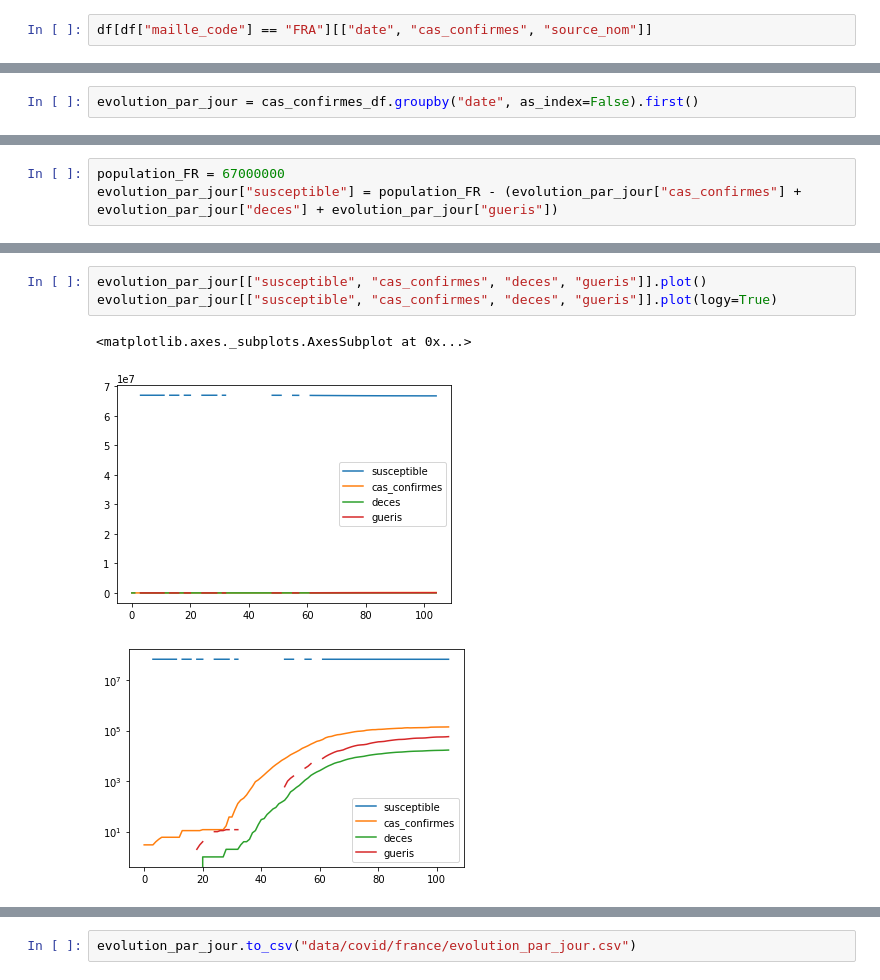
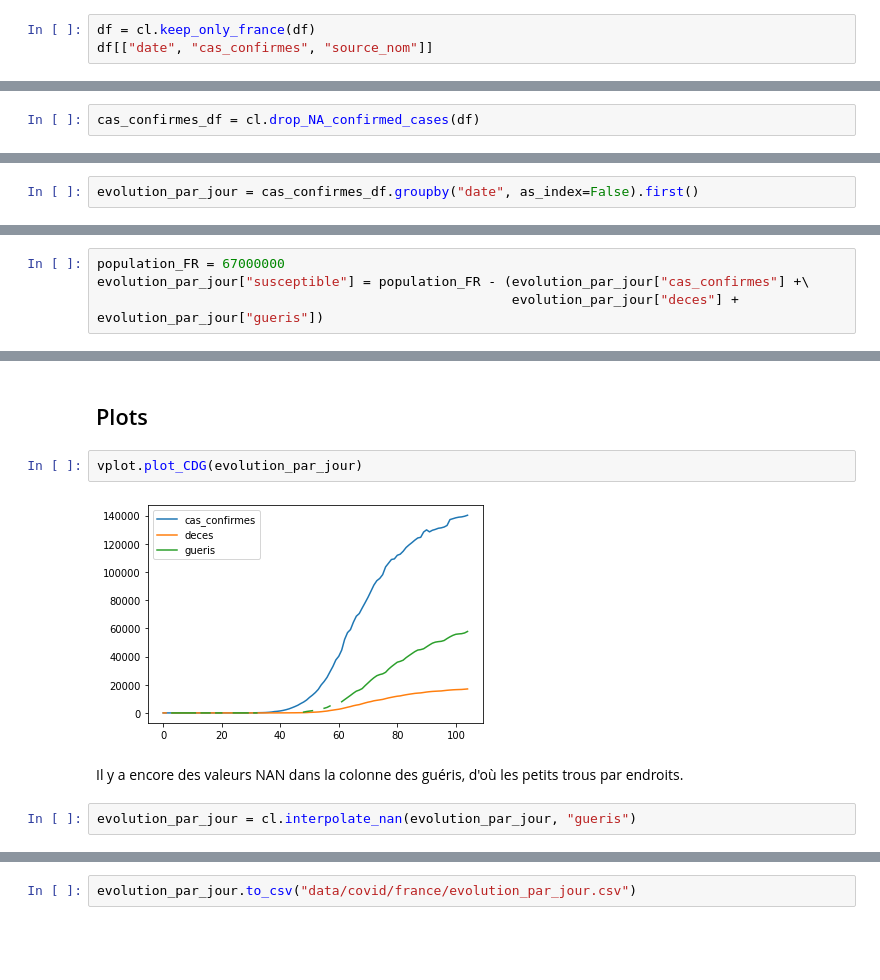
Before and after one commit to Pythalex/projet_science_des_donnees_ISD, a Jupyter notebook: exploration_chiffres_cles.ipynb, the cells around one changed output, grey strips where cells are left out. Drawn from its saved outputs; the diff is of its cells as text; blank space fills up the shorter version.

```diff
--- a/exploration_chiffres_cles.ipynb
+++ b/exploration_chiffres_cles.ipynb
@@ -38,5 +46,6 @@ dtype: object
 # %%
-df[df["maille_code"] == "FRA"][["date", "cas_confirmes", "source_nom"]]
+df = cl.keep_only_france(df)
+df[["date", "cas_confirmes", "source_nom"]]
 # %% [output]
 |  | date | cas_confirmes | source_nom |
 | 13 | 2020-01-24 | 3.0 | Santé publique France |
@@ -88,0 +87,2 @@ cas_confirmes_df = df_copy.drop(df_copy[df_copy["cas_confirmes"].isna()].index)
+# %%
+cas_confirmes_df = cl.drop_NA_confirmed_cases(df)
@@ -91,3 +95,4 @@ evolution_par_jour = cas_confirmes_df.groupby("date", as_index=False).first()
 # %%
 population_FR = 67000000
-evolution_par_jour["susceptible"] = population_FR - (evolution_par_jour["cas_confirmes"] + evolution_par_jour["deces"] + evolution_par_jour["gueris"])
+evolution_par_jour["susceptible"] = population_FR - (evolution_par_jour["cas_confirmes"] +\
+                                                     evolution_par_jour["deces"] + evolution_par_jour["gueris"])
@@ -99,7 +99,10 @@ evolution_par_jour[["cas_confirmes", "deces", "gueris"]].plot()
-# %%
-evolution_par_jour[["susceptible", "cas_confirmes", "deces", "gueris"]].plot()
-evolution_par_jour[["susceptible", "cas_confirmes", "deces", "gueris"]].plot(logy=True)
-# %% [output]
-<matplotlib.axes._subplots.AxesSubplot at 0x...>
-[figure, removed]
-[figure, removed]
+# %% [markdown]
+## Plots
+# %%
+vplot.plot_CDG(evolution_par_jour)
+# %% [output]
+[figure, added]
+# %% [markdown]
+Il y a encore des valeurs NAN dans la colonne des guéris, d'où les petits trous par endroits.
+# %%
+evolution_par_jour = cl.interpolate_nan(evolution_par_jour, "gueris")
```
Also changed, not shown: parts of 17 cells of this notebook, 6 other files.
